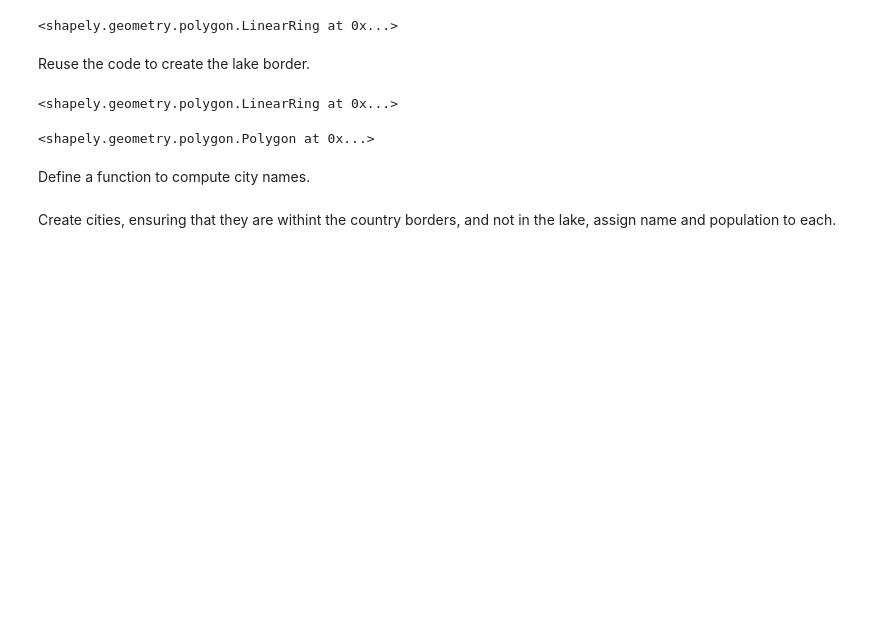
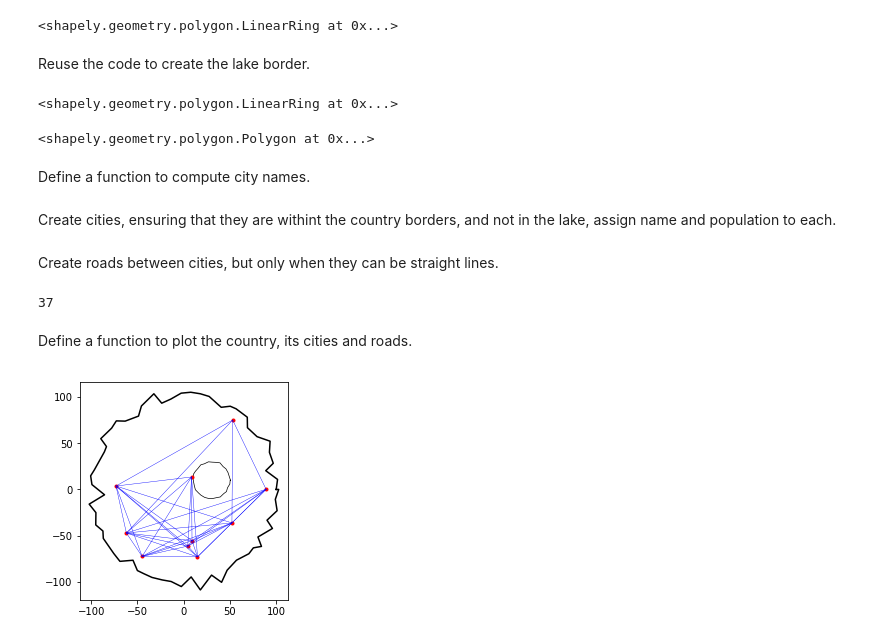
Before and after one commit to gjbex/training-material, a Jupyter notebook: Python/Gis/gis.ipynb, the cells around one changed output. Cells and saved outputs as stored; diff of their text form; code cells hidden in the pictures; blank space fills up the shorter version.

Commit message:
Add code to plot Shapely objects

```diff
--- a/Python/Gis/gis.ipynb
+++ b/Python/Gis/gis.ipynb
@@ -331,3 +333,34 @@ while len(cities) < nr_cities:
         city_name = choose_name()
         city_pop = random.randint(5000, 50000)
         cities.append({'name': city_name, 'position': city_point, 'population': city_pop})
+# %% [markdown]
+Create roads between cities, but only when they can be straight lines.
+# %%
+roads = []
+for i, city1 in enumerate(cities):
+    for city2 in cities[i + 1:]:
+        road = LineString([city1['position'], city2['position']])
+        if country.contains(road):
+            roads.append(road)
+# %%
+len(roads)
+# %% [output]
+37
+# %% [markdown]
+Define a function to plot the country, its cities and roads.
+# %%
+def plot_country(country, cities, roads):
+    x_country, y_country = country.boundary[0].xy
+    plt.plot(x_country, y_country, color='black')
+    for lake_border in country.boundary[1:]:
+        x_lake, y_lake = lake_border.xy
+        plt.plot(x_lake, y_lake, color='black', linewidth=0.7)
+    for city in cities:
+        plt.plot(*city['position'].xy, marker='o', markersize=3, color='red')
+    for road in roads:
+        plt.plot(road.xy[0], road.xy[1], color='blue', linewidth=0.4)
+    plt.axes().set_aspect('equal')
+# %%
+plot_country(country, cities, roads)
+# %% [output]
+[figure, added]
```
Also changed, not shown: parts of 2 cells of this notebook.
